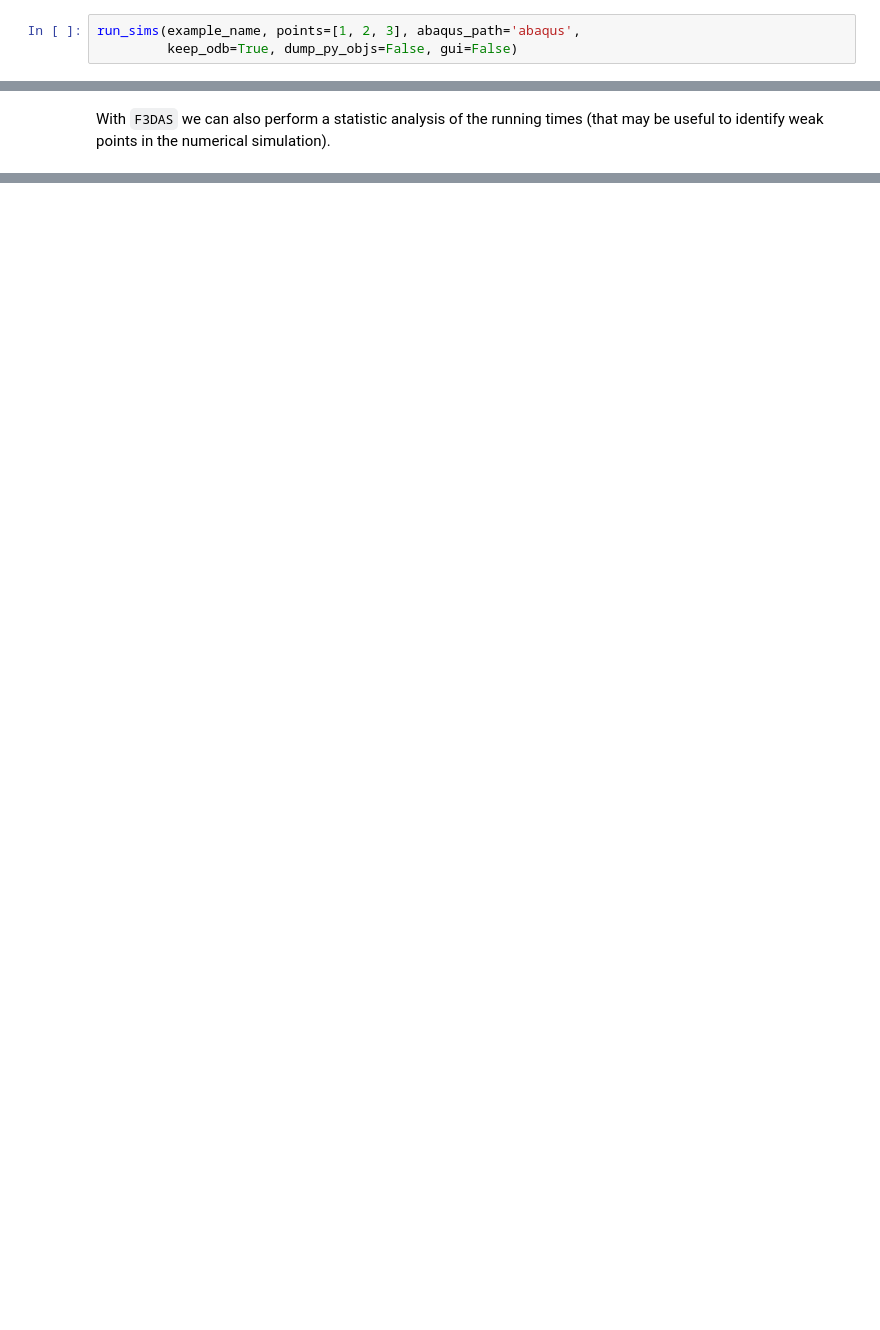
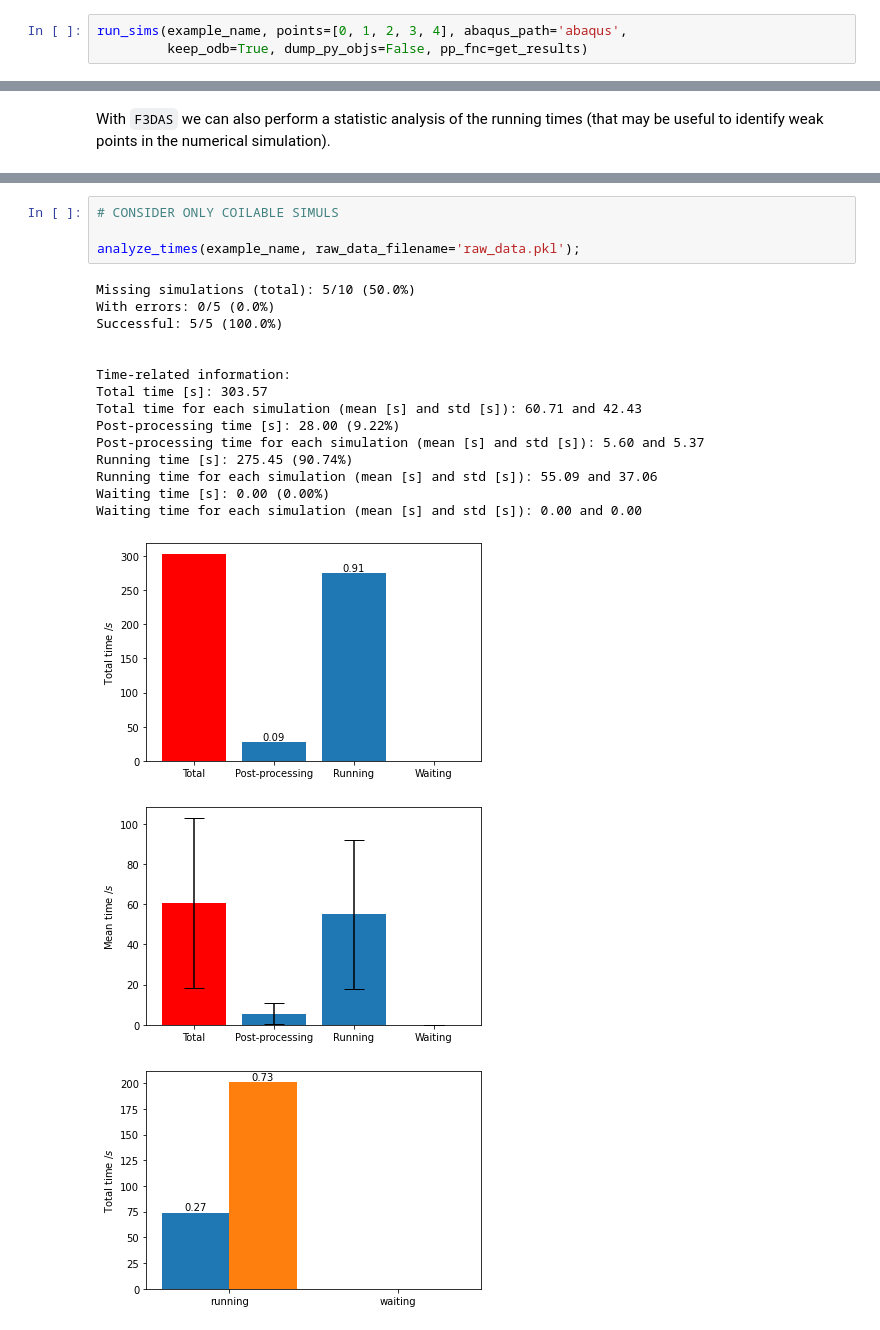
Before and after one commit to bessagroup/f3dasm, a Jupyter notebook: examples/supercompressible_cls/example_supercompressible_3d.ipynb, the cells around one changed output, grey strips where cells are left out. Drawn from its saved outputs; the diff is of its cells as text; blank space fills up the shorter version.

````diff
--- a/examples/supercompressible_cls/example_supercompressible_3d.ipynb
+++ b/examples/supercompressible_cls/example_supercompressible_3d.ipynb
@@ -164,5 +157,5 @@ if __name__ == '__main__':
     run_sims(example_name)
 ```
 # %%
-run_sims(example_name, points=[1, 2, 3], abaqus_path='abaqus',
-         keep_odb=True, dump_py_objs=False, gui=False)
+run_sims(example_name, points=[0, 1, 2, 3, 4], abaqus_path='abaqus',
+         keep_odb=True, dump_py_objs=False, pp_fnc=get_results)
@@ -220,0 +211,22 @@ Waiting time for each simulation (mean [s] and std [s]): 0.00 and 0.00
+# %%
+# CONSIDER ONLY COILABLE SIMULS
+
+analyze_times(example_name, raw_data_filename='raw_data.pkl');
+# %% [output]
+Missing simulations (total): 5/10 (50.0%)
+With errors: 0/5 (0.0%)
+Successful: 5/5 (100.0%)
+
+
+Time-related information:
+Total time [s]: 303.57
+Total time for each simulation (mean [s] and std [s]): 60.71 and 42.43
+Post-processing time [s]: 28.00 (9.22%)
+Post-processing time for each simulation (mean [s] and std [s]): 5.60 and 5.37
+Running time [s]: 275.45 (90.74%)
+Running time for each simulation (mean [s] and std [s]): 55.09 and 37.06
+Waiting time [s]: 0.00 (0.00%)
+Waiting time for each simulation (mean [s] and std [s]): 0.00 and 0.00
+[figure, added]
+[figure, added]
+[figure, added]
````
Also changed, not shown: parts of 26 cells of this notebook, 1 other file.
